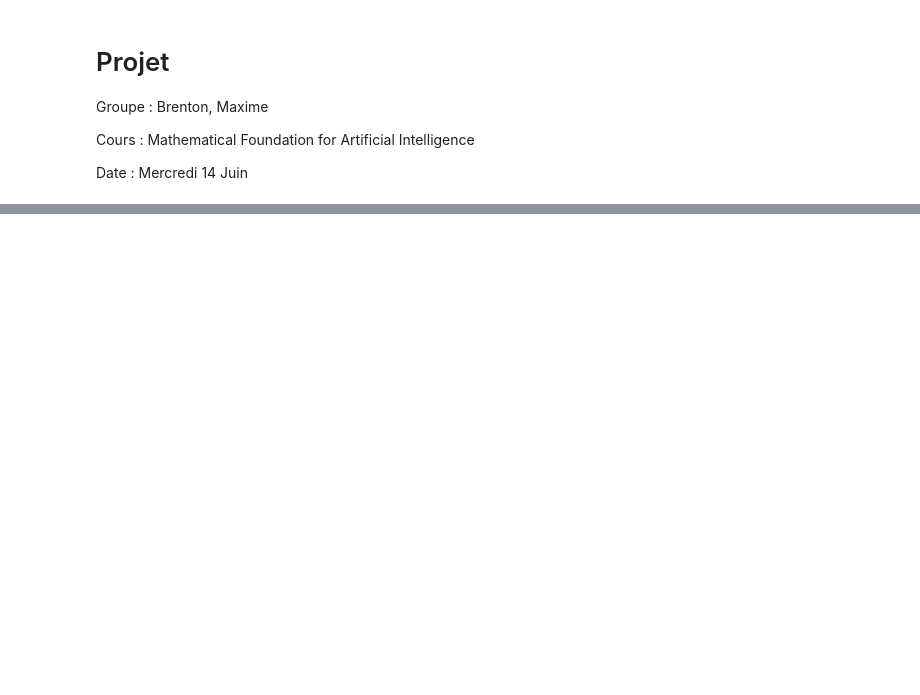
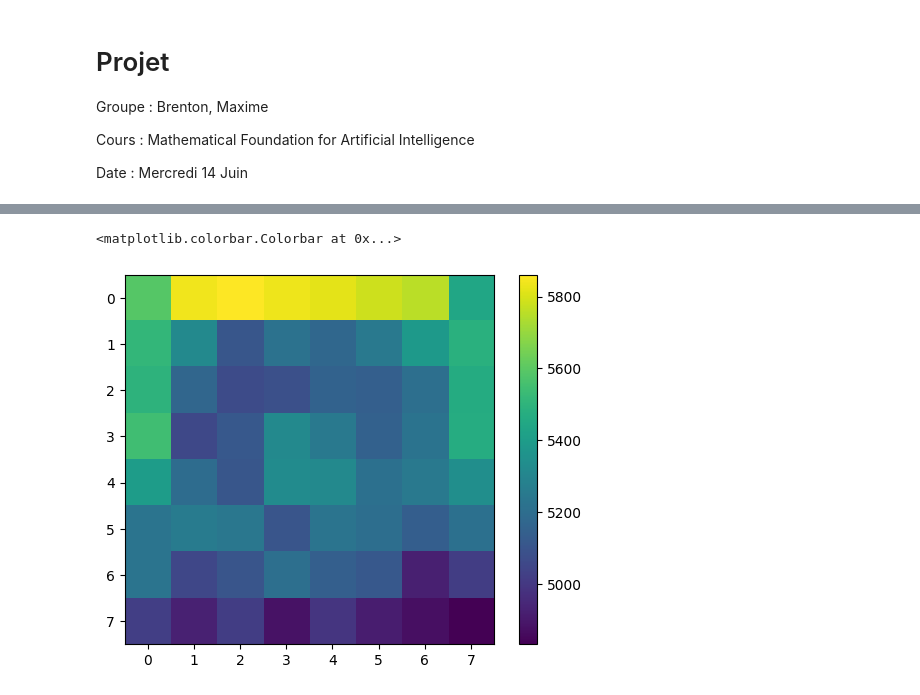
Before and after one commit to Languisher/Projects-2023, a Jupyter notebook: IA0614/00.ipynb, the cells around one changed output, grey strips where cells are left out. Saved outputs shown, nothing was run; the diff lists cells and outputs as text; code cells hidden in the pictures; blank space fills up the shorter version.

```diff
--- a/IA0614/00.ipynb
+++ b/IA0614/00.ipynb
@@ -249,0 +463,20 @@ for fois in range(10):
+# %%
+if SECRET_BUTTON:
+    game_list = []; result_list = []
+    for fois in range(40000):
+        A = init_plateau()
+        A = game_auto(A, c=1)
+        game_list.append(A.flatten())
+        if score(A) > 0:
+            result_list.append(1)
+        elif score(A) < 0:
+            result_list.append(-1)
+        else:
+            result_list.append(0)
+        if fois % 1000 == 0:
+            print(f"Nous avons fait {fois}/{40000} fois")
+
+    game_list = np.array(game_list)
+    result_list = np.array(result_list)
+    game_list.tofile("game_list.csv")
+    result_list.tofile("result_list.csv")
@@ -249,0 +506,18 @@ for fois in range(10):
+# %%
+plateau_count = np.zeros_like(A)
+
+for fois in range(TOTAL_FOIS):
+    A = init_plateau()
+    A = game_auto(A, c=1)
+    A = np.array(A)
+
+    if score(A) > 0:
+        plateau_count[A == 1] += 1
+    if score(A) < 0:
+        plateau_count[A == -1] += 1
+# %%
+plt.imshow(plateau_count)
+plt.colorbar()
+# %% [output]
+<matplotlib.colorbar.Colorbar at 0x...>
+[figure, added]
```
Also changed, not shown: parts of 50 cells of this notebook, 38 other files.
